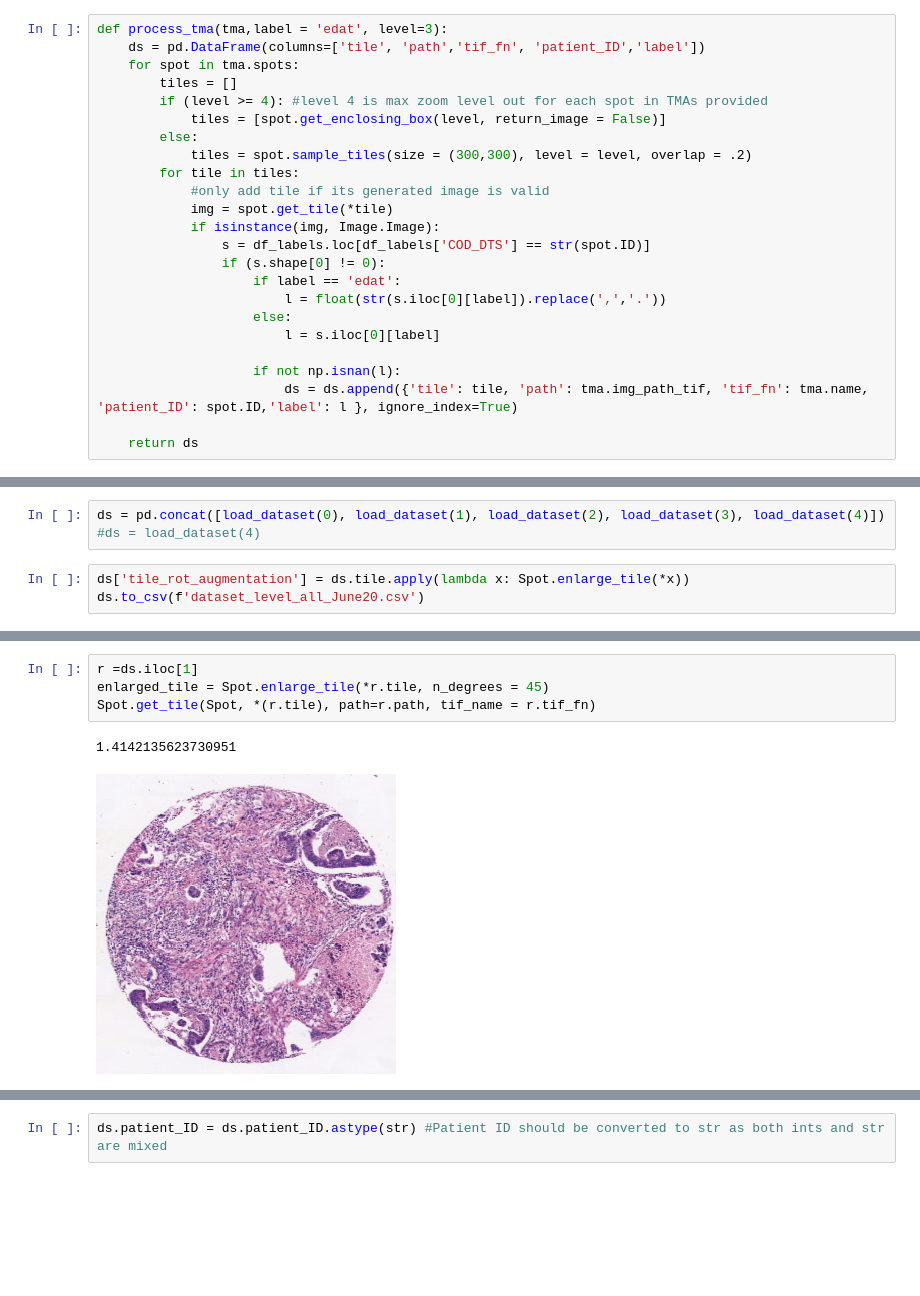
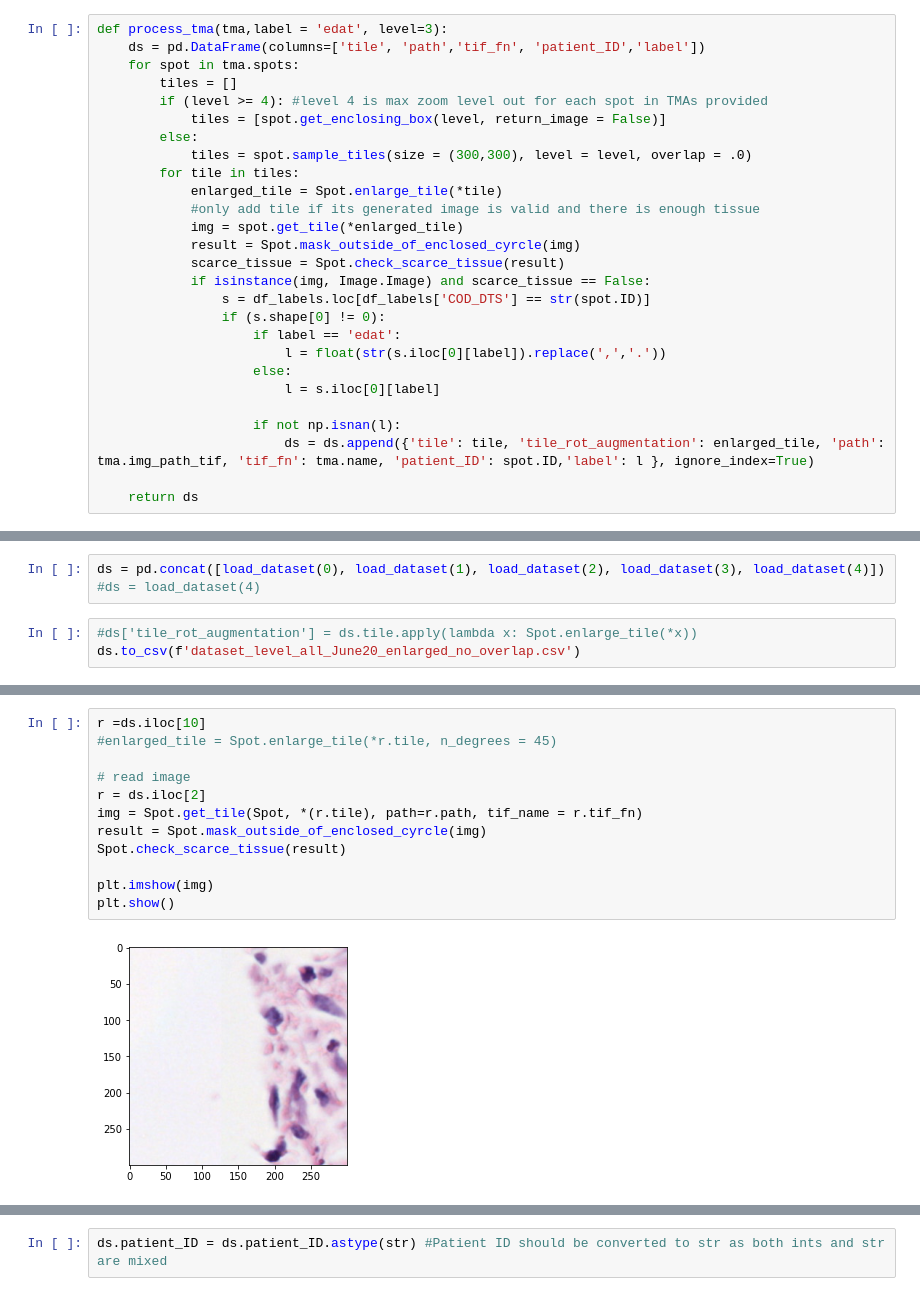
Before and after one commit to auriml/EPICOLON, a Jupyter notebook: TMA_tools.ipynb, the cells around one changed output, grey strips where cells are left out. Saved outputs shown, nothing was run; the diff lists cells and outputs as text; blank space fills up the shorter version.

```diff
--- a/TMA_tools.ipynb
+++ b/TMA_tools.ipynb
@@ -251,11 +270,14 @@ def process_tma(tma,label = 'edat', level=3):
         if (level >= 4): #level 4 is max zoom level out for each spot in TMAs provided
             tiles = [spot.get_enclosing_box(level, return_image = False)]
         else:
-            tiles = spot.sample_tiles(size = (300,300), level = level, overlap = .2)
+            tiles = spot.sample_tiles(size = (300,300), level = level, overlap = .0)
         for tile in tiles:
-            #only add tile if its generated image is valid
-            img = spot.get_tile(*tile)
-            if isinstance(img, Image.Image):
+            enlarged_tile = Spot.enlarge_tile(*tile)
+            #only add tile if its generated image is valid and there is enough tissue
+            img = spot.get_tile(*enlarged_tile)
+            result = Spot.mask_outside_of_enclosed_cyrcle(img)
+            scarce_tissue = Spot.check_scarce_tissue(result)
+            if isinstance(img, Image.Image) and scarce_tissue == False:
                 s = df_labels.loc[df_labels['COD_DTS'] == str(spot.ID)]
                 if (s.shape[0] != 0):
                     if label == 'edat':
@@ -264,7 +286,7 @@ def process_tma(tma,label = 'edat', level=3):
                         l = s.iloc[0][label]
 
                     if not np.isnan(l):
-                        ds = ds.append({'tile': tile, 'path': tma.img_path_tif, 'tif_fn': tma.name, 'patient_ID': spot.ID,'label': l }, ignore_index=True)
+                        ds = ds.append({'tile': tile, 'tile_rot_augmentation': enlarged_tile, 'path': tma.img_path_tif, 'tif_fn': tma.name, 'patient_ID': spot.ID,'label': l }, ignore_index=True)
 
     return ds
 # %%
@@ -305,8 +327,8 @@ def load_dataset(level = 0):
 ds = pd.concat([load_dataset(0), load_dataset(1), load_dataset(2), load_dataset(3), load_dataset(4)])
 #ds = load_dataset(4)
 # %%
-ds['tile_rot_augmentation'] = ds.tile.apply(lambda x: Spot.enlarge_tile(*x))
-ds.to_csv(f'dataset_level_all_June20.csv')
+#ds['tile_rot_augmentation'] = ds.tile.apply(lambda x: Spot.enlarge_tile(*x))
+ds.to_csv(f'dataset_level_all_June20_enlarged_no_overlap.csv')
 # %%
 ds[['tile_rot_augmentation','tile']]
 # %% [output]
@@ -326,7 +348,14 @@ ds[['tile_rot_augmentation','tile']]
 # %%
-r =ds.iloc[1]
-enlarged_tile = Spot.enlarge_tile(*r.tile, n_degrees = 45)
-Spot.get_tile(Spot, *(r.tile), path=r.path, tif_name = r.tif_fn)
+r =ds.iloc[10]
+#enlarged_tile = Spot.enlarge_tile(*r.tile, n_degrees = 45)
+
+# read image
+r = ds.iloc[2]
+img = Spot.get_tile(Spot, *(r.tile), path=r.path, tif_name = r.tif_fn)
+result = Spot.mask_outside_of_enclosed_cyrcle(img)
+Spot.check_scarce_tissue(result)
+
+plt.imshow(img)
+plt.show()
 # %% [output]
-1.4142135623730951
-[figure, old version]
+[figure, new version]
```
Also changed, not shown: parts of 47 cells of this notebook, 1 other file.
